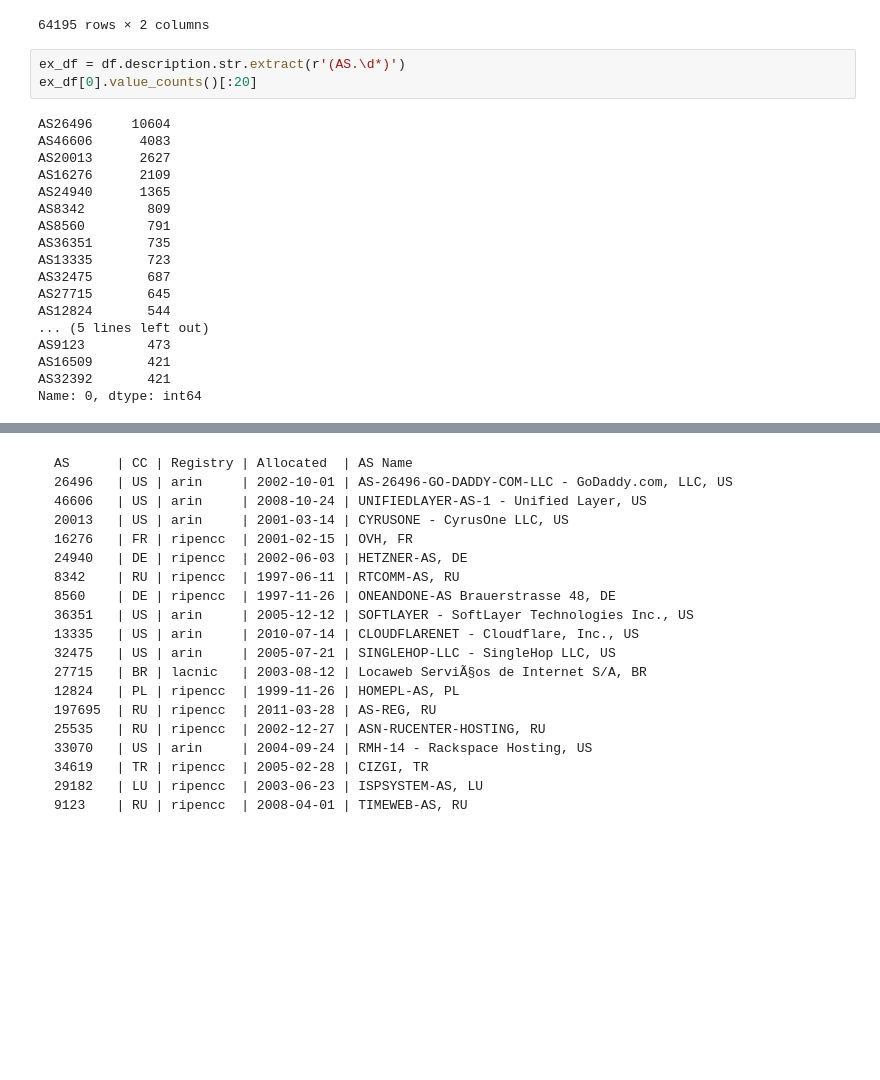
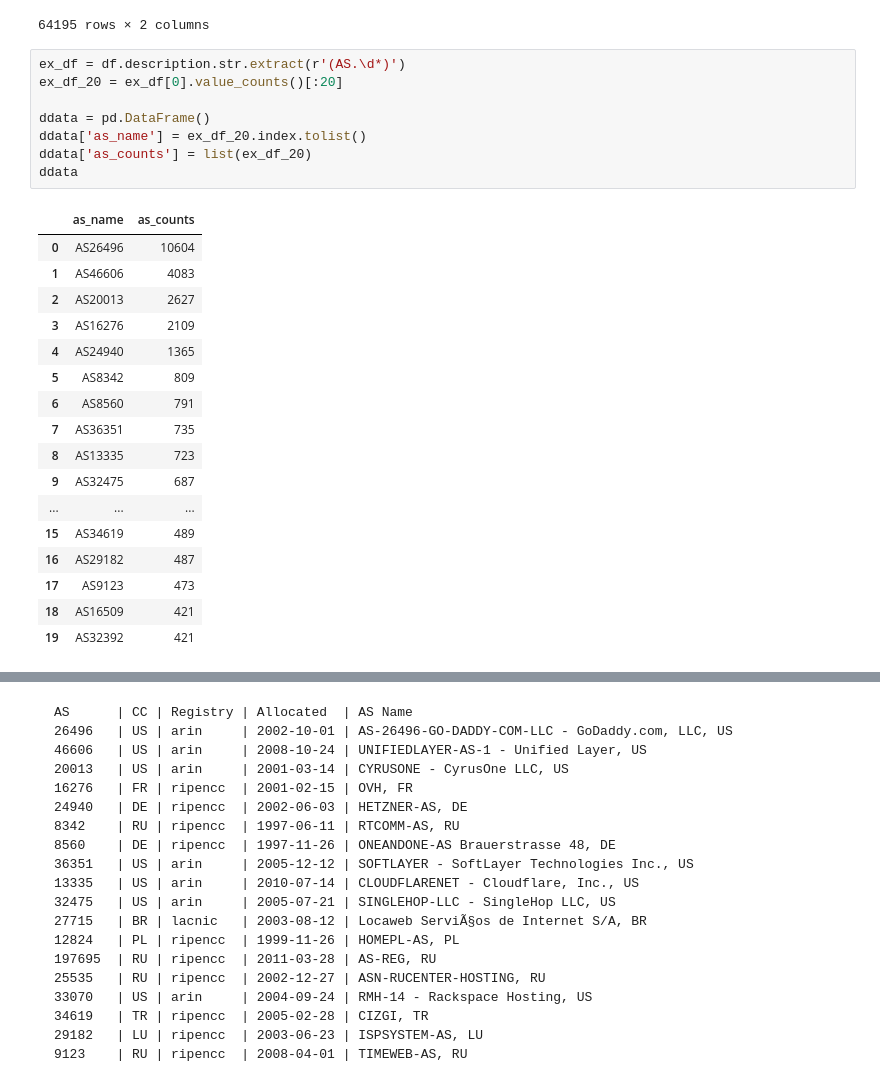
Before and after one commit to Yzoni/economics-cybsec, a Jupyter notebook: block_3/code_b3.ipynb, the cells around one changed output, grey strips where cells are left out. Drawn from its saved outputs; the diff is of its cells as text; blank space fills up the shorter version.

```diff
--- a/block_3/code_b3.ipynb
+++ b/block_3/code_b3.ipynb
@@ -190,22 +185,27 @@ df
 64195 rows × 2 columns
 # %%
 ex_df = df.description.str.extract(r'(AS.\d*)')
-ex_df[0].value_counts()[:20]
+ex_df_20 = ex_df[0].value_counts()[:20]
+
+ddata = pd.DataFrame()
+ddata['as_name'] = ex_df_20.index.tolist()
+ddata['as_counts'] = list(ex_df_20)
+ddata
 # %% [output]
-AS26496     10604
-AS46606      4083
-AS20013      2627
-AS16276      2109
-AS24940      1365
-AS8342        809
-AS8560        791
-AS36351       735
-AS13335       723
-AS32475       687
-AS27715       645
-AS12824       544
-... (5 lines left out)
-AS9123        473
-AS16509       421
-AS32392       421
-Name: 0, dtype: int64
+|  | as_name | as_counts |
+| 0 | AS26496 | 10604 |
+| 1 | AS46606 | 4083 |
+| 2 | AS20013 | 2627 |
+| 3 | AS16276 | 2109 |
+| 4 | AS24940 | 1365 |
+| 5 | AS8342 | 809 |
+| 6 | AS8560 | 791 |
+| 7 | AS36351 | 735 |
+| 8 | AS13335 | 723 |
+| 9 | AS32475 | 687 |
+| ... | ... | ... |
+| 15 | AS34619 | 489 |
+| 16 | AS29182 | 487 |
+| 17 | AS9123 | 473 |
+| 18 | AS16509 | 421 |
+| 19 | AS32392 | 421 |
```
Also changed, not shown: parts of 4 cells of this notebook.
